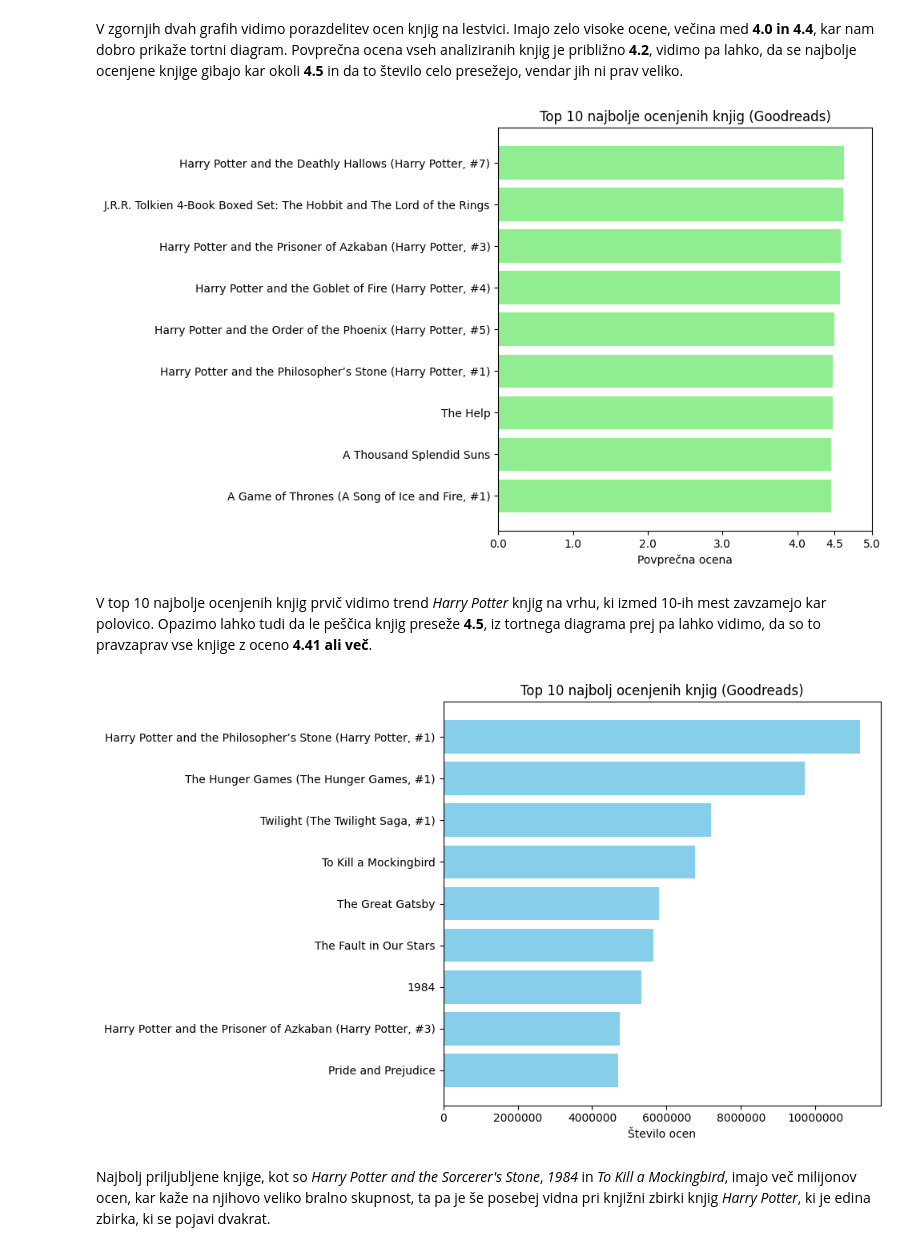
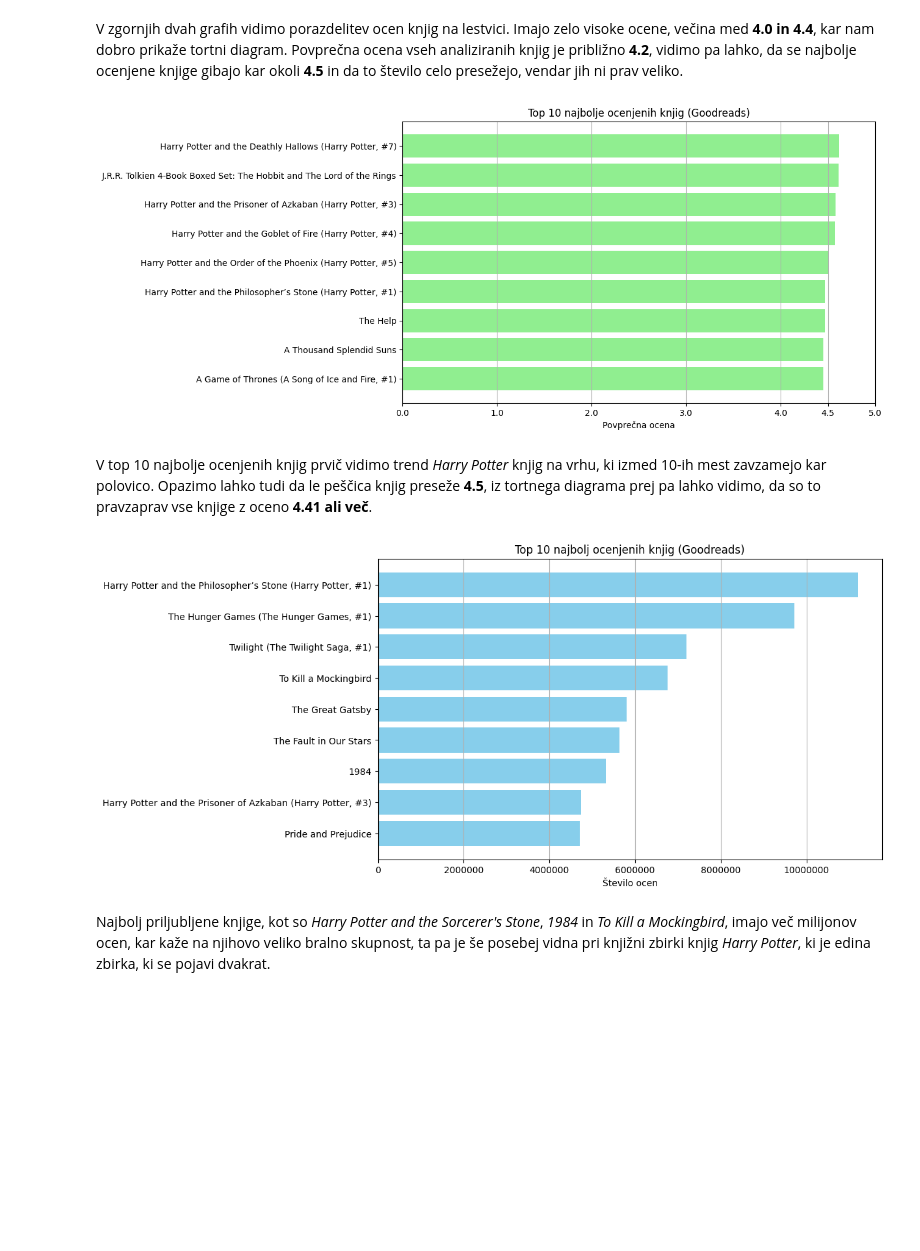
Before and after one commit to Anzevogric/uvp_projektna_naloga, a Jupyter notebook: notebooks/analiza.ipynb, the cells around one changed output. Cells and saved outputs as stored; diff of their text form; code cells hidden in the pictures; blank space fills up the shorter version.

```diff
--- a/notebooks/analiza.ipynb
+++ b/notebooks/analiza.ipynb
@@ -22,8 +22,7 @@ df.head()
 Sedaj spodaj ločimo oceno na povprečno oceno in število ocen
 # %%
 df["povprečna ocena"] = df["ocena"].str.extract(r"(\d\.\d+)").astype(float)
-df["število ocen"] = (
-    df["ocena"].str.extract(r"—\s*([\d,]+)").replace(",", "", regex=True).astype(int))
+df["število ocen"] = df["ocena"].str.extract(r"—\s*([\d,]+)").replace(",", "", regex=True).astype(int)
 df.drop(columns=["ocena"], inplace=True)
 df.index = range(1, len(df) + 1)
 df.head()
@@ -62,19 +61,19 @@ for ocena in df["povprečna ocena"]:
     if ocena < 4.00:
         razredi.append("Pod 4.00")
     elif 4.00 <= ocena <= 4.20:
-        razredi.append("4.00 – 4.20")
+        razredi.append("4.00 - 4.20")
     elif 4.21 <= ocena <= 4.40:
-        razredi.append("4.21 – 4.40")
+        razredi.append("4.21 - 4.40")
     else:
         razredi.append("4.41 in več")
 
 df["Razred ocene"] = razredi
-stevilo = df.groupby("Razred ocene")["naslov"].count().sort_index()
+stevilo = df.groupby("Razred ocene")["naslov"].count()
 plt.figure(figsize=(7, 7))
 stevilo.plot.pie(
     title="Delež knjig glede na povprečno oceno",
     ylabel="",
-    autopct=lambda p: f"{int(round(p))}% ({int(round(p * stevilo.sum() / 100))})",
+    autopct=lambda p: f"{int(round(p))}% ({int(round(p))})",
     startangle=90
 )
 
@@ -84,41 +83,36 @@ plt.show()
 # %% [markdown]
 V zgornjih dvah grafih vidimo porazdelitev ocen knjig na lestvici. Imajo zelo visoke ocene, večina med **4.0 in 4.4**, kar nam dobro prikaže tortni diagram. Povprečna ocena vseh analiziranih knjig je približno **4.2**, vidimo pa lahko, da se najbolje ocenjene knjige gibajo kar okoli **4.5** in da to število celo presežejo, vendar jih ni prav veliko.
 # %%
-top10 = df.sort_values("povprečna ocena", ascending=False).head(10)
+top10_1 = df.sort_values("povprečna ocena", ascending=False).head(10)
 
 plt.figure(figsize=(10, 6))
-plt.barh(top10["naslov"], top10["povprečna ocena"], color="lightgreen")
+plt.barh(top10_1["naslov"], top10_1["povprečna ocena"], color="lightgreen")
 plt.gca().invert_yaxis()
 
 ticks_main = np.arange(0, 5, 1)
 ticks_extra = np.array([4.5, 5])
 x_ticks = np.unique(np.concatenate((ticks_main, ticks_extra)))
 plt.xticks(x_ticks)
-
+plt.grid(axis="x")
 plt.xlabel("Povprečna ocena")
 plt.title("Top 10 najbolje ocenjenih knjig (Goodreads)")
-plt.tight_layout()
 plt.show()
 # %% [output]
-[figure, old version]
+[figure, new version]
 # %% [markdown]
 V top 10 najbolje ocenjenih knjig prvič vidimo trend *Harry Potter* knjig na vrhu, ki izmed 10-ih mest zavzamejo kar polovico. Opazimo lahko tudi da le peščica knjig preseže **4.5**, iz tortnega diagrama prej pa lahko vidimo, da so to pravzaprav vse knjige z oceno **4.41 ali več**.
 # %%
-df["število ocen"] = pd.to_numeric(df["število ocen"], errors="coerce")
-
-top10 = df.sort_values("število ocen", ascending=False).head(10)
-
+top10_2 = df.sort_values("število ocen", ascending=False).head(10)
 plt.figure(figsize=(10, 6))
-plt.barh(top10["naslov"], top10["število ocen"], color="skyblue")
+plt.barh(top10_2["naslov"], top10_2["število ocen"], color="skyblue")
 plt.gca().invert_yaxis()
-
+plt.grid(axis="x")
 plt.xlabel("Število ocen")
 plt.title("Top 10 najbolj ocenjenih knjig (Goodreads)")
 plt.ticklabel_format(style='plain', axis='x')
-plt.tight_layout()
 plt.show()
 # %% [output]
-[figure, old version]
+[figure, new version]
 # %% [markdown]
 Najbolj priljubljene knjige, kot so *Harry Potter and the Sorcerer's Stone*, *1984* in *To Kill a Mockingbird*, imajo več milijonov ocen, kar kaže na njihovo veliko bralno skupnost, ta pa je še posebej vidna pri knjižni zbirki knjig *Harry Potter*, ki je edina zbirka, ki se pojavi dvakrat.
 # %%
```
Also changed, not shown: parts of 3 cells of this notebook, 2 other files.
